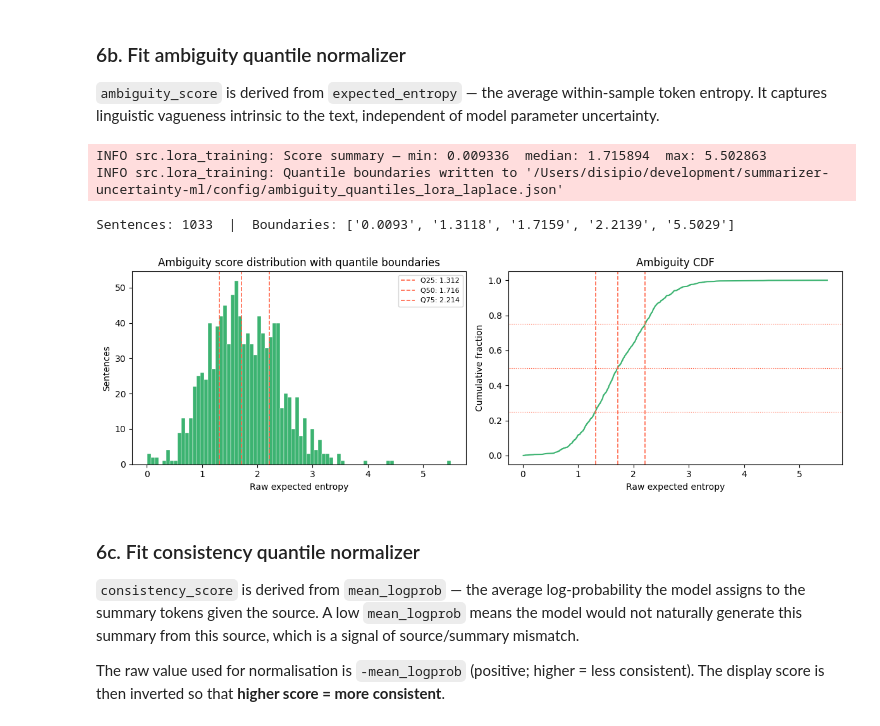
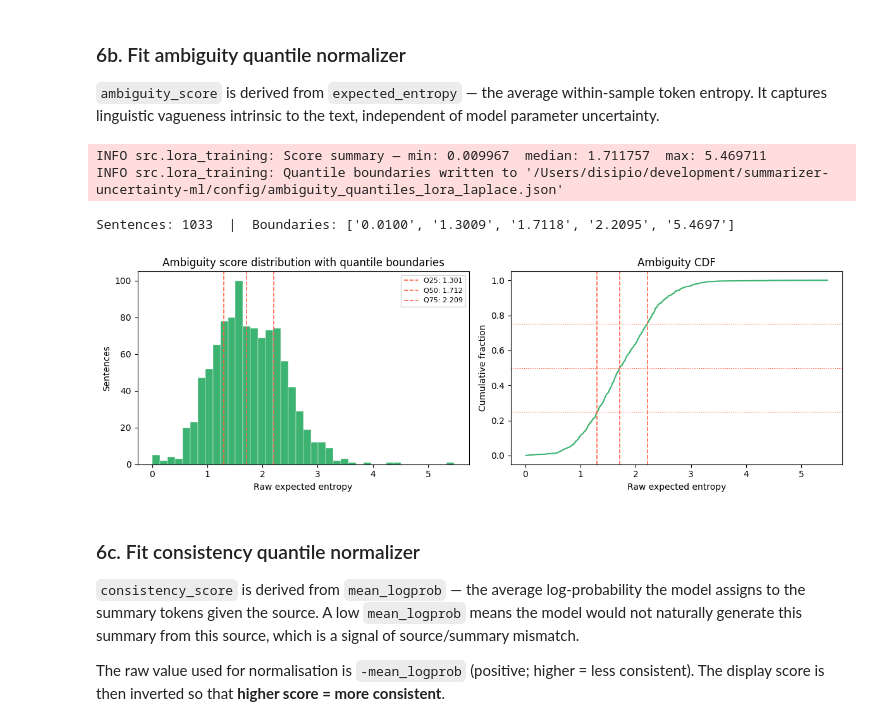
Before and after one commit to rdisipio/summarizer-uncertainty-ml, a Jupyter notebook: notebooks/02_lora_laplace_training.ipynb, the cells around one changed output. Saved outputs shown, nothing was run; the diff lists cells and outputs as text; code cells hidden in the pictures.

```diff
--- a/notebooks/02_lora_laplace_training.ipynb
+++ b/notebooks/02_lora_laplace_training.ipynb
@@ -65,7 +65,7 @@ BF16          = True   # set False if bf16 is not supported on your device
 CALIBRATION_SPLIT    = 0.3
 PRIOR_PRECISION      = 1e-9   # must be << median Fisher (~2.4e-6); at 0.01 the prior dominated 1000x
 TARGET_STD           = 0.2 # 0.05
-SAMPLE_COUNT         = 10      # must match the production API default (ScoreRequest.sample_count)
+SAMPLE_COUNT         = 7      # must match the production API default (ScoreRequest.sample_count)
 ENCODER_PAD_LENGTH   = 256    # default 512; reduce to cut forward-pass time
 DECODER_PAD_LENGTH   = 64     # default 256; reduce to cut forward-pass time
 SCORING_PAIRS_LIMIT  = 500  # set to None to use all pairs (much slower)
@@ -490,37 +486,37 @@ if not ambiguity_scores_raw:
 ambiguity_scores = sorted(ambiguity_scores_raw)
 n_amb = len(ambiguity_scores)
 ambiguity_boundaries = fit_quantiles(ambiguity_scores)
 
 save_quantiles(ambiguity_boundaries, str(AMBIGUITY_QUANTILES_FILE))
 print(f"Sentences: {n_amb}  |  Boundaries: {[f'{b:.4f}' for b in ambiguity_boundaries]}")
 
 # ── Distribution plot ─────────────────────────────────────────────────────────
 fig, axes = plt.subplots(1, 2, figsize=(12, 4))
 
-axes[0].hist(ambiguity_scores, bins=80, color="mediumseagreen", edgecolor="white", linewidth=0.3)
+axes[0].hist(ambiguity_scores, bins=40, color="mediumseagreen", edgecolor="white", linewidth=0.3)
 for q, b in zip([25, 50, 75], ambiguity_boundaries[1:-1]):
     axes[0].axvline(b, color="tomato", linestyle="--", linewidth=1.2, label=f"Q{q}: {b:.3f}")
 axes[0].set_xlabel("Raw expected entropy")
 axes[0].set_ylabel("Sentences")
 axes[0].set_title("Ambiguity score distribution with quantile boundaries")
 axes[0].legend(fontsize=8)
 
 cdf_y = [i / (n_amb - 1) for i in range(n_amb)]
 axes[1].plot(ambiguity_scores, cdf_y, color="mediumseagreen", linewidth=1.5)
 for q, b in zip([0.25, 0.50, 0.75], ambiguity_boundaries[1:-1]):
     axes[1].axvline(b, color="tomato", linestyle="--", linewidth=1.2)
     axes[1].axhline(q, color="tomato", linestyle=":", linewidth=0.8)
 axes[1].set_xlabel("Raw expected entropy")
 axes[1].set_ylabel("Cumulative fraction")
 axes[1].set_title("Ambiguity CDF")
 
 plt.tight_layout()
 plt.show()
 # %% [output]
-INFO src.lora_training: Score summary — min: 0.009336  median: 1.715894  max: 5.502863
+INFO src.lora_training: Score summary — min: 0.009967  median: 1.711757  max: 5.469711
 INFO src.lora_training: Quantile boundaries written to '/Users/disipio/development/summarizer-uncertainty-ml/config/ambiguity_quantiles_lora_laplace.json'
-Sentences: 1033  |  Boundaries: ['0.0093', '1.3118', '1.7159', '2.2139', '5.5029']
+Sentences: 1033  |  Boundaries: ['0.0100', '1.3009', '1.7118', '2.2095', '5.4697']
-[figure, old version]
+[figure, new version]
 # %% [markdown]
 ### 6c. Fit consistency quantile normalizer
 
```
Also changed, not shown: parts of 5 cells of this notebook, 6 other files.
